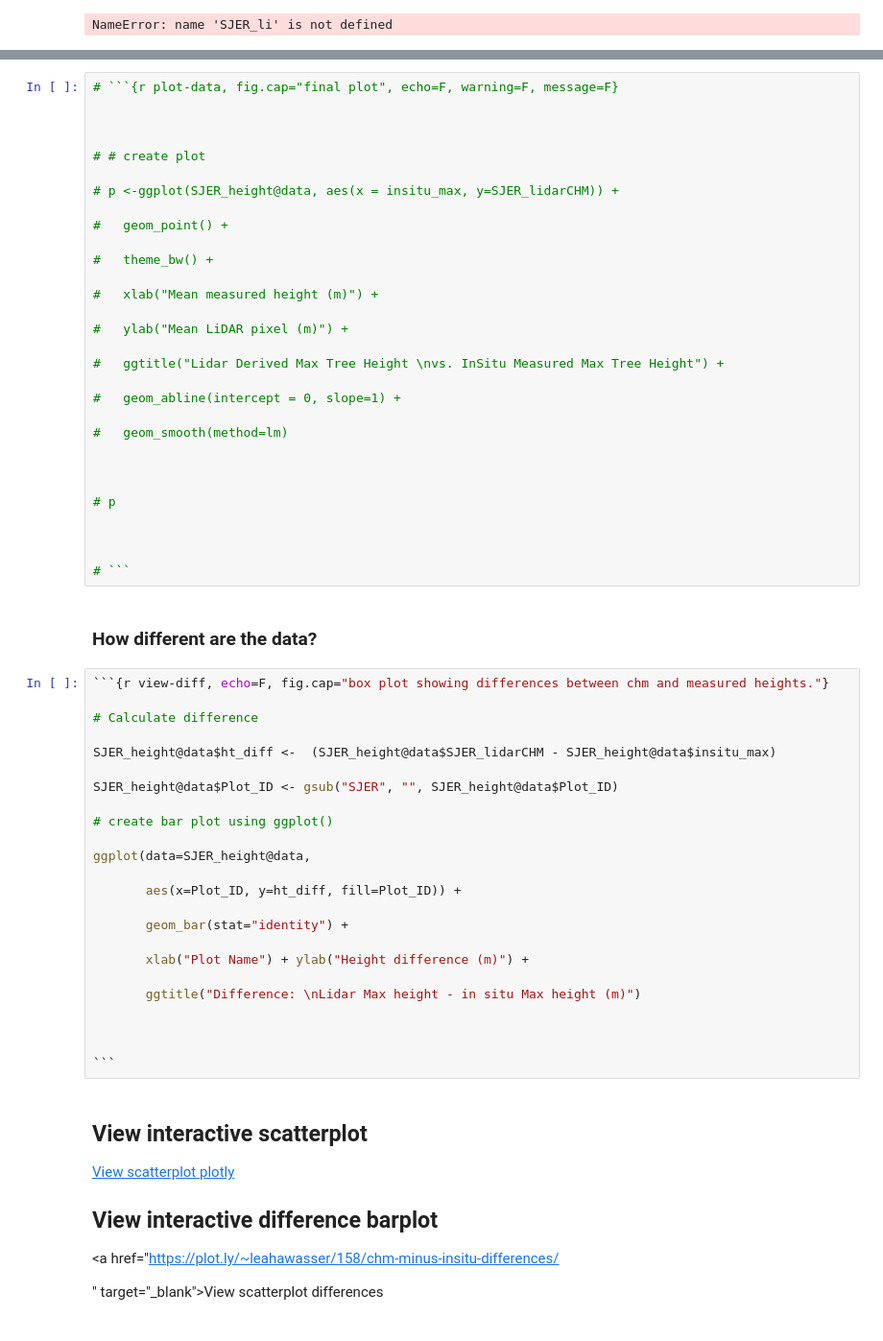
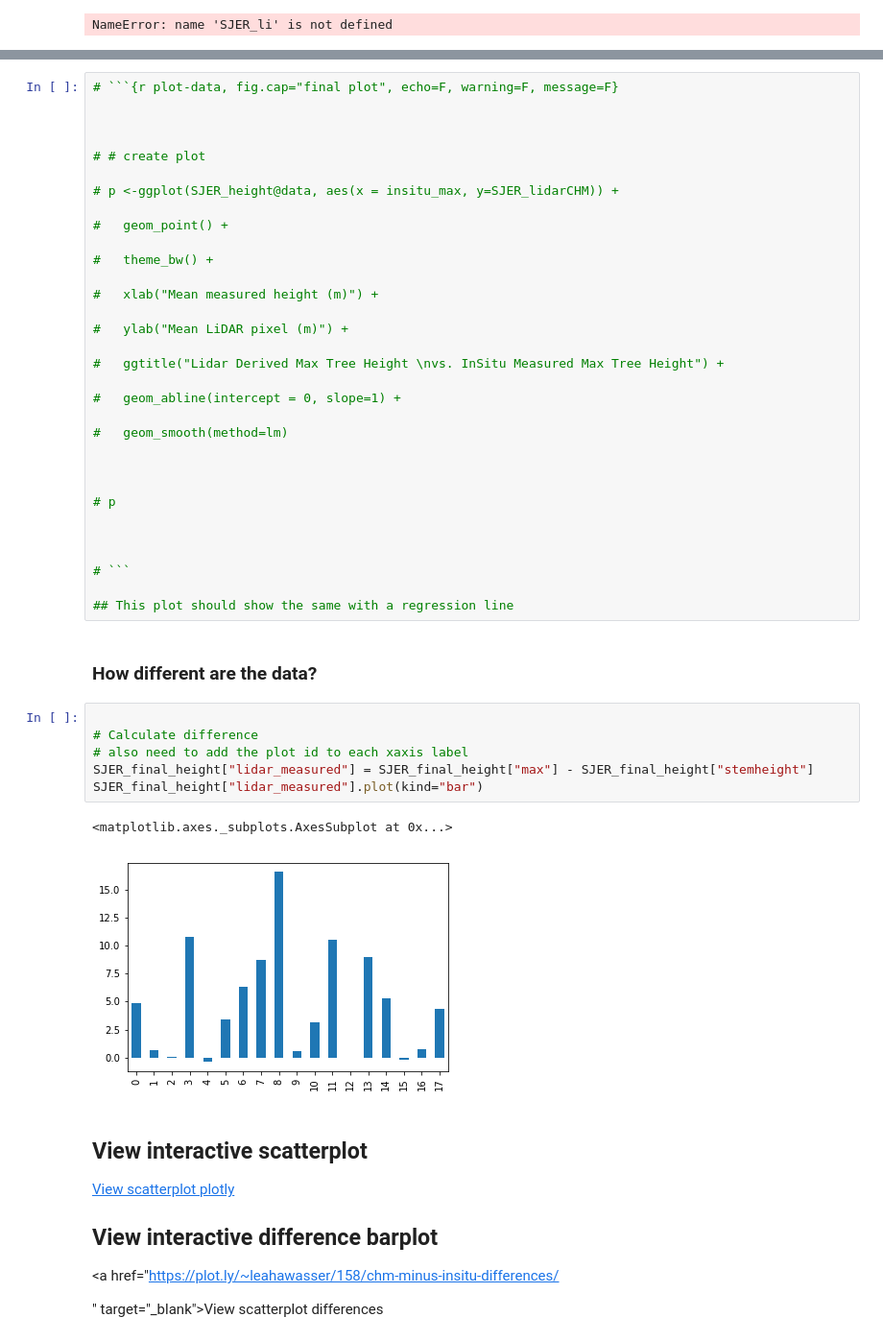
Before and after one commit to choldgraf/earth-analytics-python_OLD, a Jupyter notebook: notebooks/final-notebooks/week-5/in-class/2016-12-06-spatial05-understand-uncertainty.ipynb, the cells around one changed output, grey strips where cells are left out. Shown at 96% size. Saved outputs shown, nothing was run; the diff lists cells and outputs as text.

````diff
--- a/notebooks/final-notebooks/week-5/in-class/2016-12-06-spatial05-understand-uncertainty.ipynb
+++ b/notebooks/final-notebooks/week-5/in-class/2016-12-06-spatial05-understand-uncertainty.ipynb
@@ -745,34 +763,21 @@ SJER_final_height.plot('max', 'stemheight')
 
 
 # ```
+
+## This plot should show the same with a regression line
 # %% [markdown]
 
 
 ### How different are the data?
-# %%
-```{r view-diff, echo=F, fig.cap="box plot showing differences between chm and measured heights."}
-
-# Calculate difference
-
-SJER_height@data$ht_diff <-  (SJER_height@data$SJER_lidarCHM - SJER_height@data$insitu_max)
-
-SJER_height@data$Plot_ID <- gsub("SJER", "", SJER_height@data$Plot_ID)
-
-# create bar plot using ggplot()
-
-ggplot(data=SJER_height@data,
-
-       aes(x=Plot_ID, y=ht_diff, fill=Plot_ID)) +
-
-       geom_bar(stat="identity") +
-
-       xlab("Plot Name") + ylab("Height difference (m)") +
-
-       ggtitle("Difference: \nLidar Max height - in situ Max height (m)")
-
-
-
-```
+# %%
+
+# Calculate difference
+# also need to add the plot id to each xaxis label
+SJER_final_height["lidar_measured"] = SJER_final_height["max"] - SJER_final_height["stemheight"]
+SJER_final_height["lidar_measured"].plot(kind="bar")
+# %% [output]
+<matplotlib.axes._subplots.AxesSubplot at 0x...>
+[figure, added]
 # %% [markdown]
 
 
````
Also changed, not shown: parts of 2 cells of this notebook.
